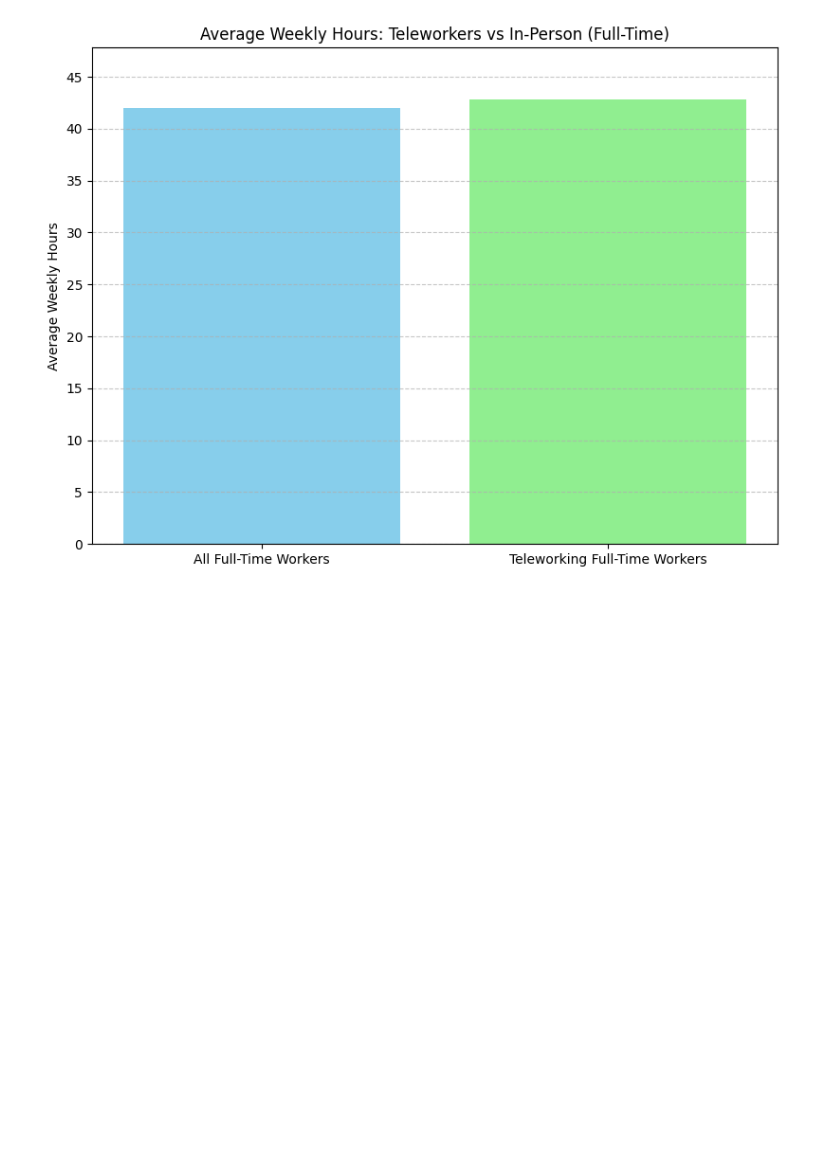
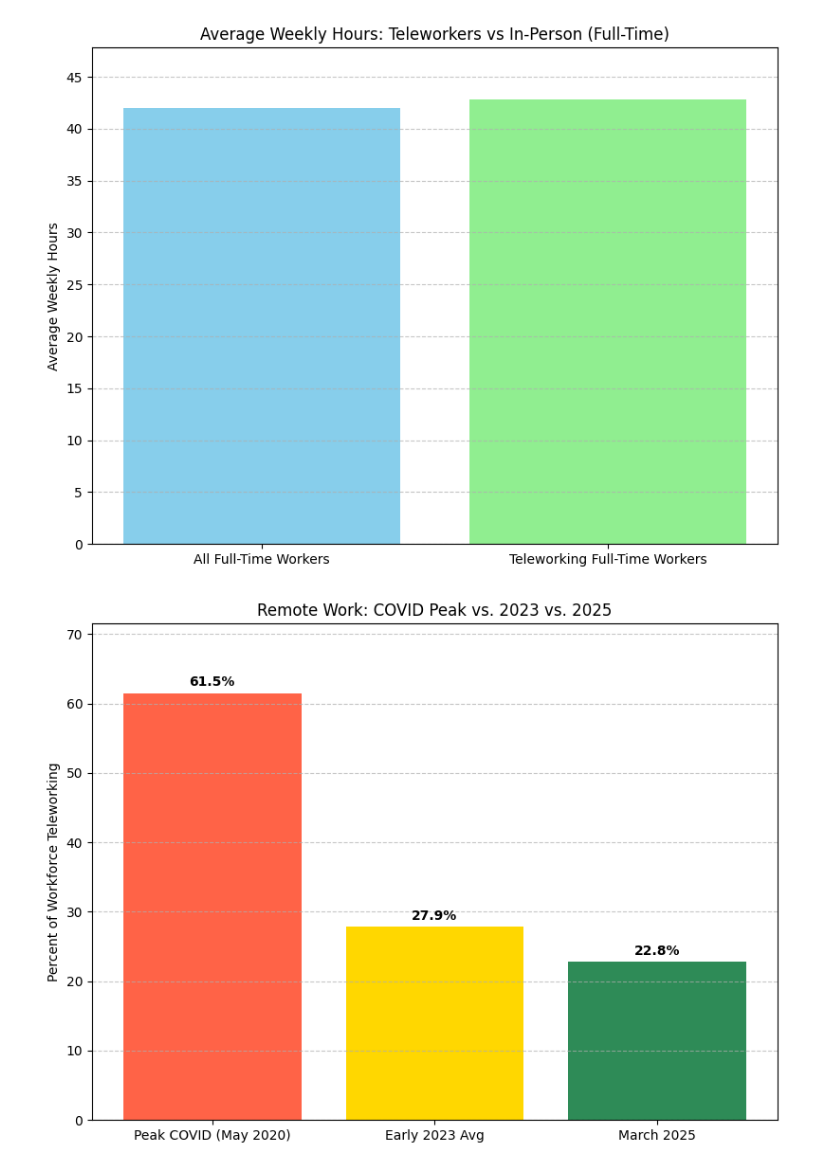
Before and after one commit to Joba19/DSCI-235-Project, a Jupyter notebook: Project.ipynb, the cells around one changed output. Cells and saved outputs as stored; diff of their text form; code cells hidden in the pictures; blank space fills up the shorter version.

```diff
--- a/Project.ipynb
+++ b/Project.ipynb
@@ -259,3 +263,34 @@ plt.tight_layout()
 plt.show()
 # %% [output]
 [figure]
+# %%
+# Extracts COVID peak: May 2020
+peak_date = datetime(2020, 5, 1)
+peak_covid_pct = df_covid[(df_covid["Date"].dt.month == 5) & (df_covid["Date"].dt.year == 2020)]["COVID-era measurements"].values[0]
+
+
+# Extracts Mid-COVID Average of Jan–Mar 2023
+start = datetime(2023, 1, 1)
+end = datetime(2023, 3, 31)
+mid_covid_avg = df_covid[(df_covid["Date"] >= start) & (df_covid["Date"] <= end)]["COVID-era measurements"].mean()
+
+# March 2025
+march_2025_pct = df_tele_stat[df_tele_stat["Characteristic"] == "Total, 16 years and over"]["Pct Telework Total"].values[0]
+
+# Prepares data
+labels = ["Peak COVID (May 2020)", "Early 2023 Avg", "March 2025"]
+values = [peak_covid_pct, mid_covid_avg, march_2025_pct]
+
+# Plots data
+plt.figure(figsize=(8, 6))
+plt.bar(labels, values, color=["tomato", "gold", "seagreen"])
+plt.title("Remote Work: COVID Peak vs. 2023 vs. 2025")
+plt.ylabel("Percent of Workforce Teleworking")
+plt.ylim(0, max(values) + 10)
+plt.grid(axis='y', linestyle='--', alpha=0.7)
+for i, v in enumerate(values):
+    plt.text(i, v + 1, f"{v:.1f}%", ha='center', fontweight='bold')
+plt.tight_layout()
+plt.show()
+# %% [output]
+[figure, added]
```
Also changed, not shown: parts of 14 cells of this notebook, 3 other files.
